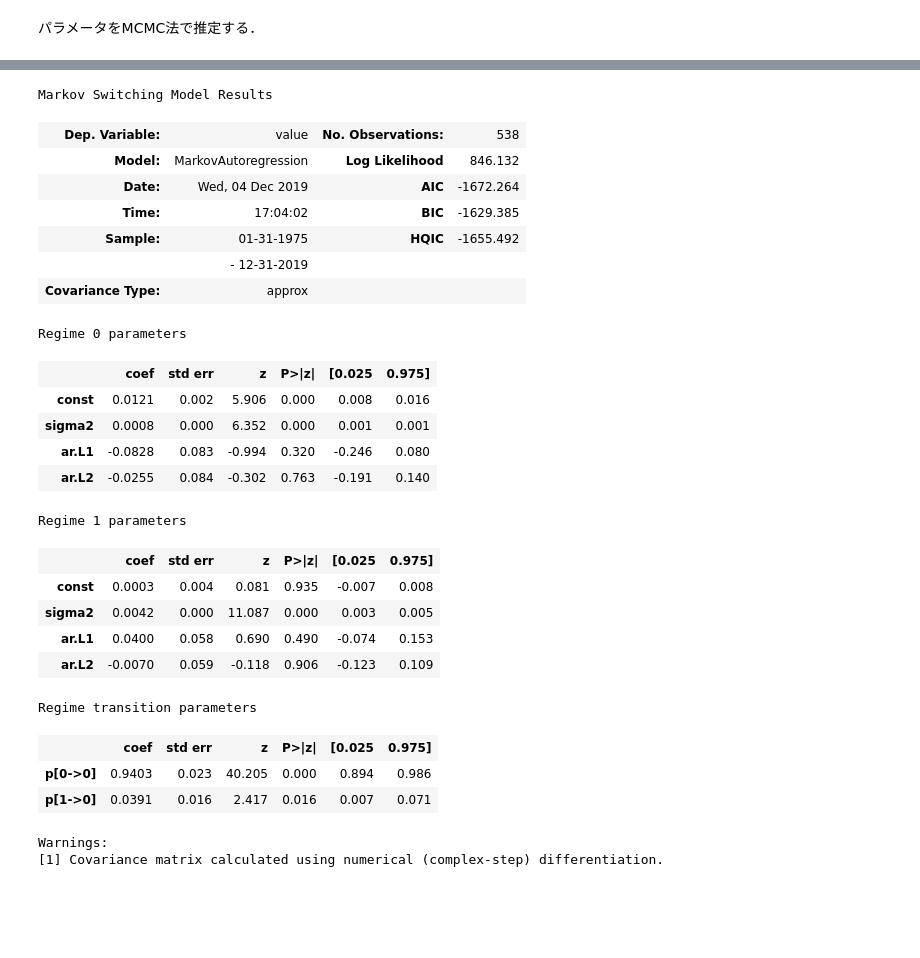
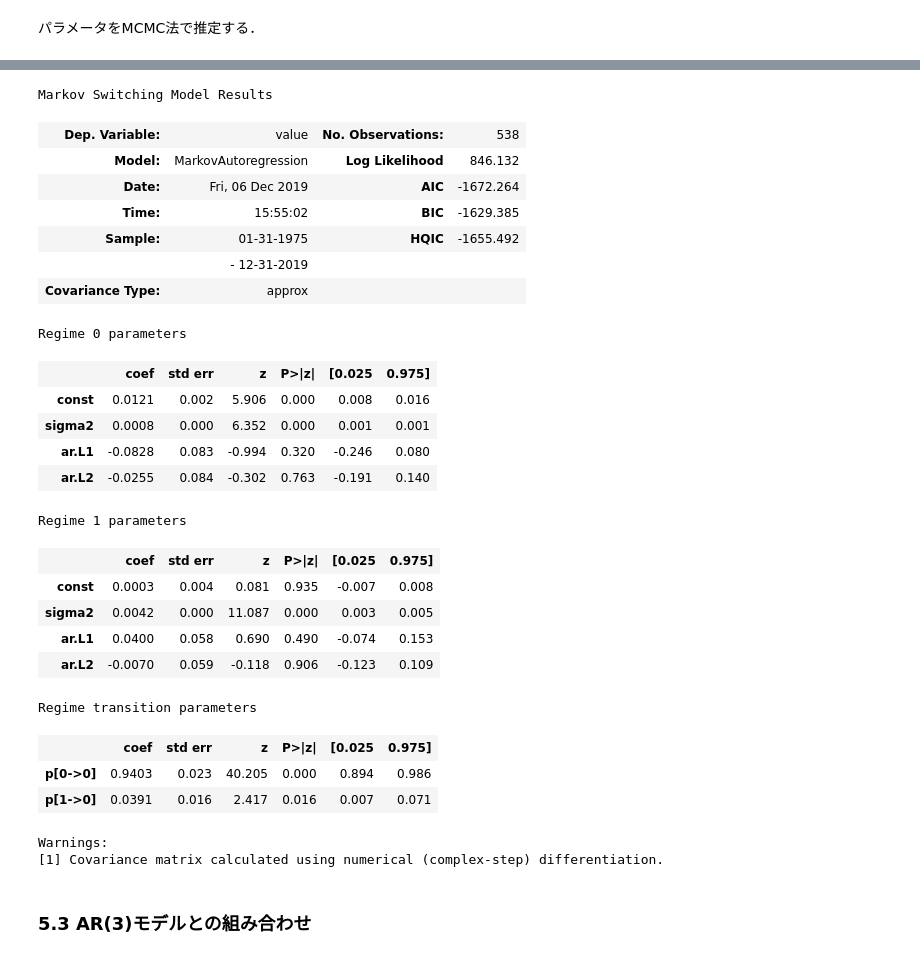
Before and after one commit to MasaKat0/misc, a Jupyter notebook: markov-switching_model/markov-switching-model_NIKKEI225.ipynb, the cells around one changed output, grey strips where cells are left out. Drawn from its saved outputs; the diff is of its cells as text; code cells hidden in the pictures; blank space fills up the shorter version.

```diff
--- a/markov-switching_model/markov-switching-model_NIKKEI225.ipynb
+++ b/markov-switching_model/markov-switching-model_NIKKEI225.ipynb
@@ -399,7 +377,0 @@ Warnings:
-# %%
-monthly_return_data['Filtered Probability'] = result_em_stochastic_variance.filtered_marginal_probabilities[0]
-
-monthly_return_data['Filtered Probability'].plot(figsize=(12,5), fontsize=12)
-plt.title('Filtered probability of regime', fontsize=18)
-plt.legend(fontsize=8)
-plt.tick_params(labelsize=18)
@@ -439,13 +444,13 @@ Warnings:
 # %%
 model_em_stochastic_variance = sm.tsa.MarkovAutoregression(monthly_return_data, k_regimes=2, order=2, switching_variance=True)
-result_em_stochastic_variance = model_em_stochastic_variance.fit()
-result_em_stochastic_variance.summary()
+result_em_stochastic_variance2 = model_em_stochastic_variance.fit()
+result_em_stochastic_variance2.summary()
 # %% [output]
 Markov Switching Model Results
 | Dep. Variable: | value | No. Observations: | 538 |
 | Model: | MarkovAutoregression | Log Likelihood | 846.132 |
-| Date: | Wed, 04 Dec 2019 | AIC | -1672.264 |
-| Time: | 17:04:02 | BIC | -1629.385 |
+| Date: | Fri, 06 Dec 2019 | AIC | -1672.264 |
+| Time: | 15:55:02 | BIC | -1629.385 |
 | Sample: | 01-31-1975 | HQIC | -1655.492 |
 |  | - 12-31-2019 |  |  |
 | Covariance Type: | approx |  |  |
@@ -467,5 +472,7 @@ Regime transition parameters
 | p[1->0] | 0.0391 | 0.016 | 2.417 | 0.016 | 0.007 | 0.071 |
 Warnings:
 [1] Covariance matrix calculated using numerical (complex-step) differentiation.
+# %% [markdown]
+### 5.3 AR(3)モデルとの組み合わせ
 # %%
 model_em_stochastic_variance = sm.tsa.MarkovAutoregression(monthly_return_data, k_regimes=2, order=3, switching_variance=True)
```
Also changed, not shown: parts of 44 cells of this notebook, 7 other files.
